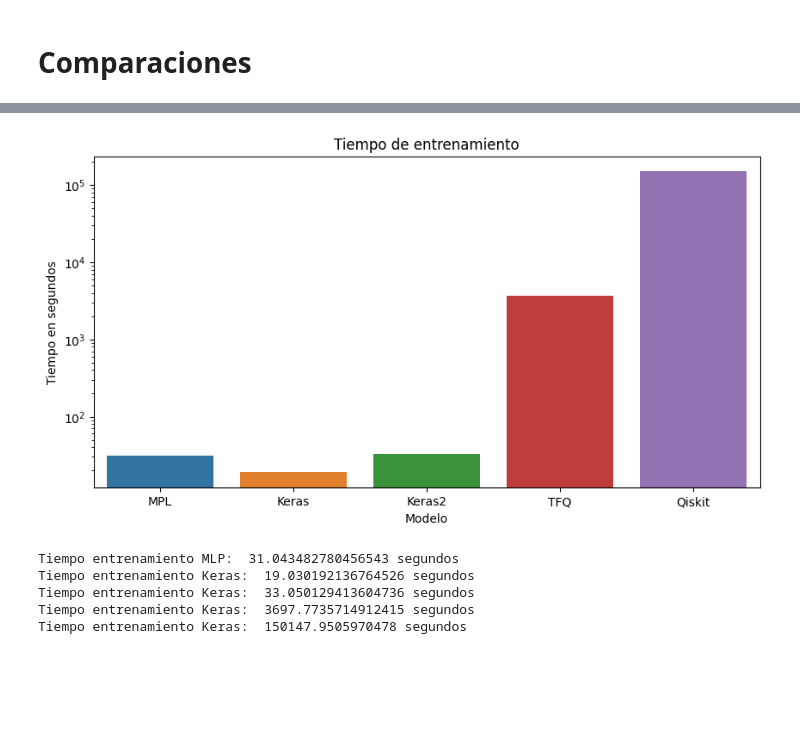
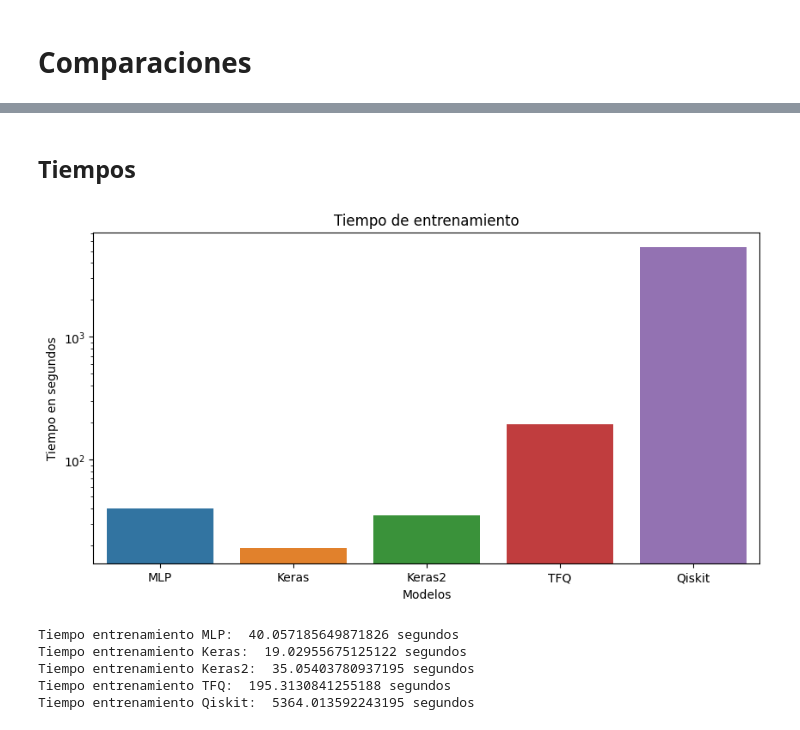
Before and after one commit to TomasCB24/TFG-Quantum, a Jupyter notebook: TFG.ipynb, the cells around one changed output, grey strips where cells are left out. Drawn from its saved outputs; the diff is of its cells as text; code cells hidden in the pictures; blank space fills up the shorter version.

```diff
--- a/TFG.ipynb
+++ b/TFG.ipynb
@@ -218,6 +230,20 @@ def entrenamientoyresultados_mlp(modelo):
 
         predicted_mlp = clf_mlp.predict(test_x)
         precision_mlp = metrics.accuracy_score(test_y, predicted_mlp)
+        sensitivity_mlp = metrics.recall_score(test_y, predicted_mlp, average='macro')
+        f_score_mlp = metrics.f1_score(test_y, predicted_mlp, average='macro')
+
+        kappa_mlp = metrics.cohen_kappa_score(test_y, predicted_mlp)
+
+
+        conf_matrix_mlp = metrics.confusion_matrix(test_y, predicted_mlp)
+        specificity_per_class_mlp = []
+        for i in range(conf_matrix_mlp.shape[0]):
+            tn_mlp = conf_matrix_mlp[i, i]
+            fp_mlp = conf_matrix_mlp[i, :].sum() - tn_mlp
+            specificity_mlp = tn_mlp / (tn_mlp + fp_mlp)
+            specificity_per_class_mlp.append(specificity_mlp)
+        avg_specificity_mlp = np.mean(specificity_per_class_mlp)
 
     finally:
         stop_mlp_test()
@@ -226,11 +252,9 @@ def entrenamientoyresultados_mlp(modelo):
     endTestingTime_mlp = time.time()
 
     #Calculamos el tiempo de testeo
-    testingTime_mlp = endTestingTime_mlp - startTestingTime_mlp  # Calculation of testing time
+    testingTime_mlp = endTestingTime_mlp - startTestingTime_mlp
 
-    #precision_mlp = round((validResults_mlp / testingSamples) * 100, 2)
-
-    return precision_mlp*100,trainingTime_mlp, testingTime_mlp,clf_mlp,predicted_mlp
+    return precision_mlp*100,trainingTime_mlp, testingTime_mlp,clf_mlp,predicted_mlp,sensitivity_mlp, f_score_mlp,kappa_mlp, avg_specificity_mlp
 # %% [markdown]
 ## 4. Resultados <a class="anchor" id="Resultados2"></a>
 # %%
@@ -751,13 +1613,13 @@ model_tfq.compile(optimizer=tf.keras.optimizers.Adam(learning_rate=learning_rate
 # %%
-start_tfq_train()
-startTrainingTime_tfq = time.time()
-history_tfq = model_tfq.fit(
+start_tfq_train_v5()
+startTrainingTime_tfq_v5 = time.time()
+history_tfq_v5 = model_tfq_v5.fit(
     [x_train_downsampled, x_train_tfcirc], y_train,
-    batch_size=batch_size, epochs=num_epochs, verbose=1,
+    batch_size=batch_size, epochs=20, verbose=1,
     validation_data=([x_val_downsampled, x_val_tfcirc], y_val)
 )
-stop_tfq_train()
-stopTrainingTime_tfq = time.time()
-endTrainingTime_tfq = stopTrainingTime_tfq - startTrainingTime_tfq
+stop_tfq_train_v5()
+stopTrainingTime_tfq_v5 = time.time()
+endTrainingTime_tfq_v5 = stopTrainingTime_tfq_v5 - startTrainingTime_tfq_v5
 # %% [output]
 Epoch 1/20
@@ -1278,27 +2375,29 @@ plt.show()
+# %% [markdown]
+## Tiempos
 # %%
-modelos = ["MPL", "Keras", "Keras2", "TFQ", "Qiskit"]
+modelos = ["MLP", "Keras", "Keras2", "TFQ", "Qiskit"]
 counts = [resultados_mlp[1], endTrainingTime_keras, endTrainingTime_keras2, endTrainingTime_tfq, endTrainingTime_q]
 
 fig = plt.figure(dpi=100, figsize=(10, 5))
 ax = fig.gca()
 seaborn.barplot(x=modelos, y=counts, ax=ax, orient="v")
 ax.set_ylabel("Tiempo en segundos")
-ax.set_xlabel("Modelo")
+ax.set_xlabel("Modelos")
 ax.set_title(f"Tiempo de entrenamiento")
 ax.set_yscale("log")
 plt.savefig('Tiempo_entrenamiento.png', dpi=400)
 plt.show()
 # %% [output]
-[figure, old version]
+[figure, new version]
 # %%
 print("Tiempo entrenamiento MLP: ", resultados_mlp[1],"segundos")
 print("Tiempo entrenamiento Keras: ", endTrainingTime_keras, "segundos")
-print("Tiempo entrenamiento Keras: ", endTrainingTime_keras2, "segundos")
-print("Tiempo entrenamiento Keras: ", endTrainingTime_tfq, "segundos")
-print("Tiempo entrenamiento Keras: ", endTrainingTime_q, "segundos")
+print("Tiempo entrenamiento Keras2: ", endTrainingTime_keras2, "segundos")
+print("Tiempo entrenamiento TFQ: ", endTrainingTime_tfq, "segundos")
+print("Tiempo entrenamiento Qiskit: ", endTrainingTime_q, "segundos")
 # %% [output]
-Tiempo entrenamiento MLP:  31.043482780456543 segundos
-Tiempo entrenamiento Keras:  19.030192136764526 segundos
-Tiempo entrenamiento Keras:  33.050129413604736 segundos
-Tiempo entrenamiento Keras:  3697.7735714912415 segundos
-Tiempo entrenamiento Keras:  150147.9505970478 segundos
+Tiempo entrenamiento MLP:  40.057185649871826 segundos
+Tiempo entrenamiento Keras:  19.02955675125122 segundos
+Tiempo entrenamiento Keras2:  35.05403780937195 segundos
+Tiempo entrenamiento TFQ:  195.3130841255188 segundos
+Tiempo entrenamiento Qiskit:  5364.013592243195 segundos
```
Also changed, not shown: parts of 78 cells of this notebook.
